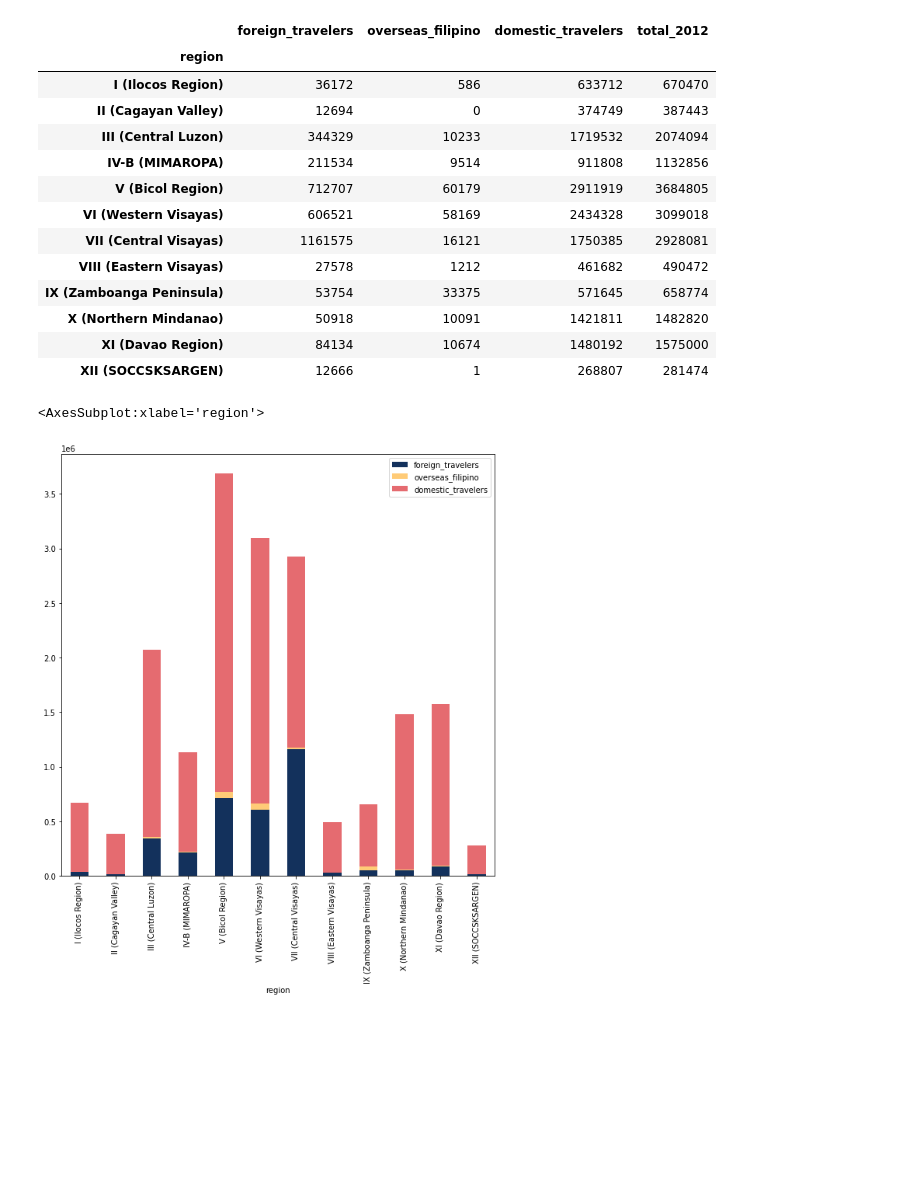
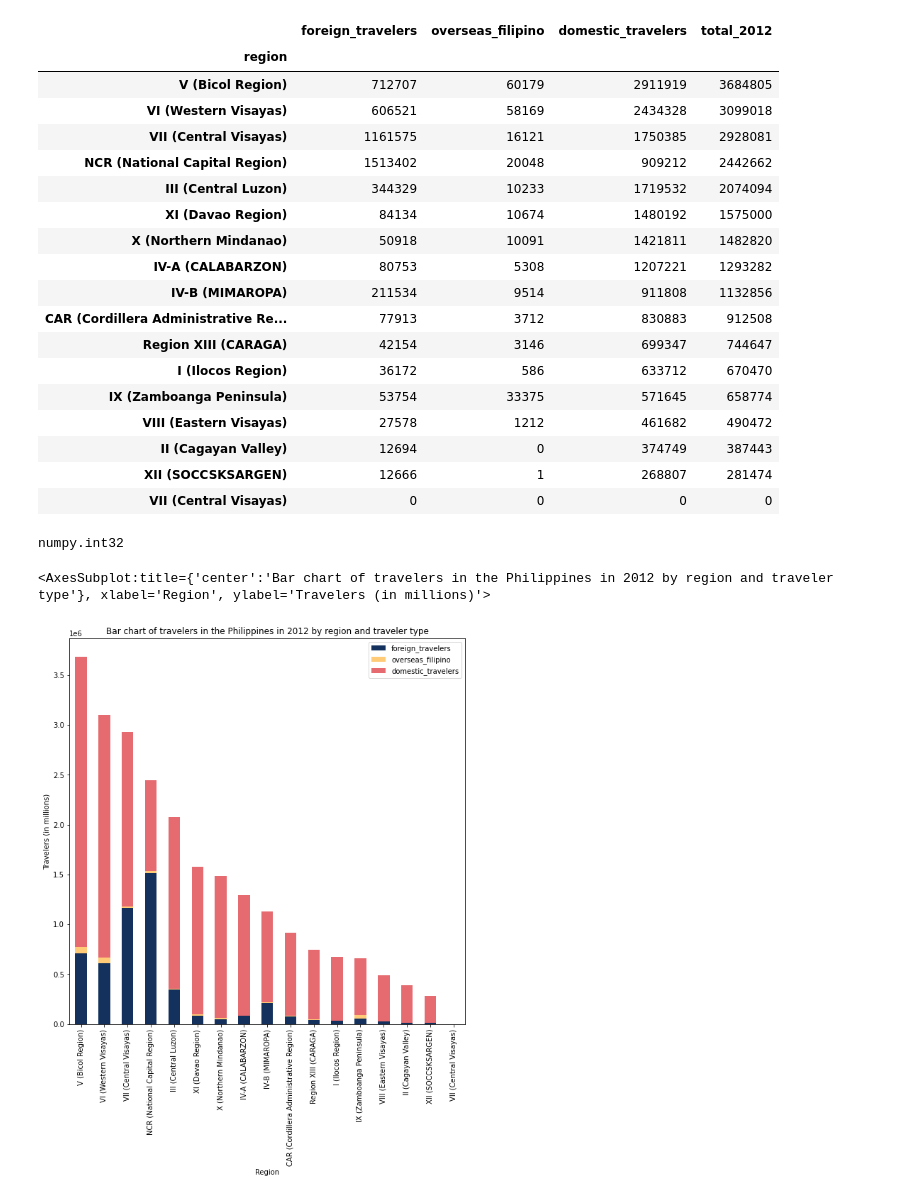
Before and after one commit to c-nino-a/ITD112-FinalReq, a Jupyter notebook: List of Regular Travelers in the Philippines.ipynb, the cells around one changed output. Drawn from its saved outputs; the diff is of its cells as text; code cells hidden in the pictures; blank space fills up the shorter version.

```diff
--- a/List of Regular Travelers in the Philippines.ipynb
+++ b/List of Regular Travelers in the Philippines.ipynb
@@ -2,7 +2,7 @@
 import numpy as np
 import pandas as pd
 import seaborn as sns
-dataset = pd.read_csv("C:/Users/arrie/DataScience/Final Requirements Datasets/List of Regular Travelers in the Philippines.csv")
+dataset = pd.read_csv("./Final Requirements Datasets/List of Regular Travelers in the Philippinestest.csv")
 # %%
 dataset.head(10)
 # %% [output]
@@ -31,23 +31,35 @@ df.head()
 # %%
 df=df.drop("province_or_city", axis=1).set_index("region")
+# %%
+df["foreign_travelers"] = pd.to_numeric(df["foreign_travelers"],errors='coerce').fillna(0).astype(int)
+df["overseas_filipino"] = pd.to_numeric(df["overseas_filipino"],errors='coerce').fillna(0).astype(int)
+df["domestic_travelers"] = pd.to_numeric(df["domestic_travelers"],errors='coerce').fillna(0).astype(int)
+df["total_2012"] = pd.to_numeric(df["total_2012"],errors='coerce').fillna(0).astype(int)
 # %%
 df=df
+# %%
+df=df.sort_values("total_2012",axis=0,ascending=False)
 # %%
 df
 # %% [output]
 |  | foreign_travelers | overseas_filipino | domestic_travelers | total_2012 |
 | region |  |  |  |  |
-| I (Ilocos Region) | 36172 | 586 | 633712 | 670470 |
-| II (Cagayan Valley) | 12694 | 0 | 374749 | 387443 |
-| III (Central Luzon) | 344329 | 10233 | 1719532 | 2074094 |
-| IV-B (MIMAROPA) | 211534 | 9514 | 911808 | 1132856 |
 | V (Bicol Region) | 712707 | 60179 | 2911919 | 3684805 |
 | VI (Western Visayas) | 606521 | 58169 | 2434328 | 3099018 |
 | VII (Central Visayas) | 1161575 | 16121 | 1750385 | 2928081 |
+| NCR (National Capital Region) | 1513402 | 20048 | 909212 | 2442662 |
+| III (Central Luzon) | 344329 | 10233 | 1719532 | 2074094 |
+| XI (Davao Region) | 84134 | 10674 | 1480192 | 1575000 |
+| X (Northern Mindanao) | 50918 | 10091 | 1421811 | 1482820 |
+| IV-A (CALABARZON) | 80753 | 5308 | 1207221 | 1293282 |
+| IV-B (MIMAROPA) | 211534 | 9514 | 911808 | 1132856 |
+| CAR (Cordillera Administrative Re... | 77913 | 3712 | 830883 | 912508 |
+| Region XIII (CARAGA) | 42154 | 3146 | 699347 | 744647 |
+| I (Ilocos Region) | 36172 | 586 | 633712 | 670470 |
+| IX (Zamboanga Peninsula) | 53754 | 33375 | 571645 | 658774 |
 | VIII (Eastern Visayas) | 27578 | 1212 | 461682 | 490472 |
-| IX (Zamboanga Peninsula) | 53754 | 33375 | 571645 | 658774 |
-| X (Northern Mindanao) | 50918 | 10091 | 1421811 | 1482820 |
-| XI (Davao Region) | 84134 | 10674 | 1480192 | 1575000 |
+| II (Cagayan Valley) | 12694 | 0 | 374749 | 387443 |
 | XII (SOCCSKSARGEN) | 12666 | 1 | 268807 | 281474 |
+| VII (Central Visayas) | 0 | 0 | 0 | 0 |
 # %%
 df=df.drop("total_2012",axis=1)
@@ -58,8 +66,12 @@ df=df.drop("total_2012",axis=1)
+# %%
+type(df["overseas_filipino"]["NCR (National Capital Region)"])
+# %% [output]
+numpy.int32
 # %%
-df.plot(kind="bar",figsize=(10,10),stacked=True,color=["#13315C","#FFCB77","#E56B70"])
+df.plot(kind="bar",figsize=(10,10),stacked=True,color=["#13315C","#FFCB77","#E56B70"],xlabel="Region",ylabel="Travelers (in millions)",title="Bar chart of travelers in the Philippines in 2012 by region and traveler type")
 # %% [output]
-<AxesSubplot:xlabel='region'>
+<AxesSubplot:title={'center':'Bar chart of travelers in the Philippines in 2012 by region and traveler type'}, xlabel='Region', ylabel='Travelers (in millions)'>
-[figure, old version]
+[figure, new version]
 # %%
 ofw = df["overseas_filipino"].sort_values(ascending = False)
 
```
Also changed, not shown: parts of 4 cells of this notebook, 3 other files.
